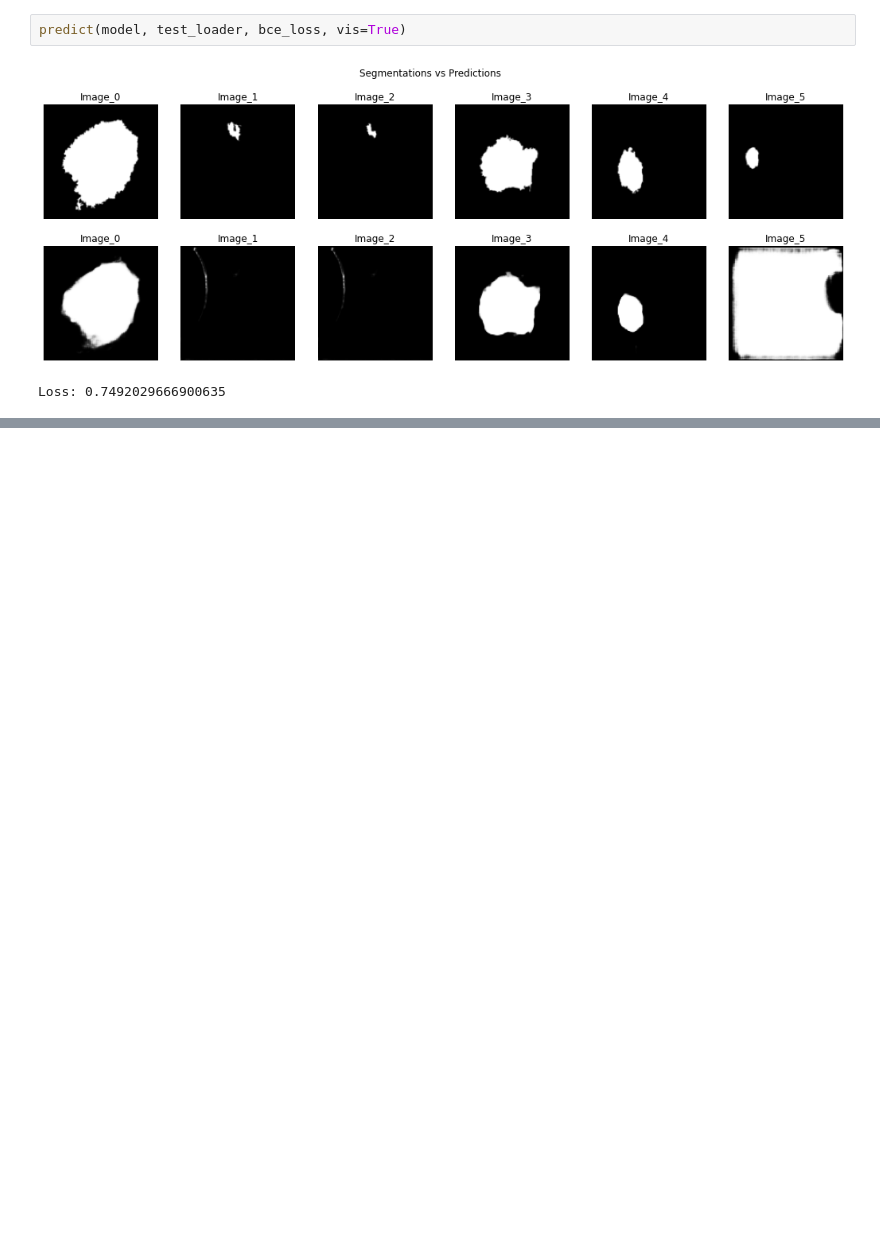
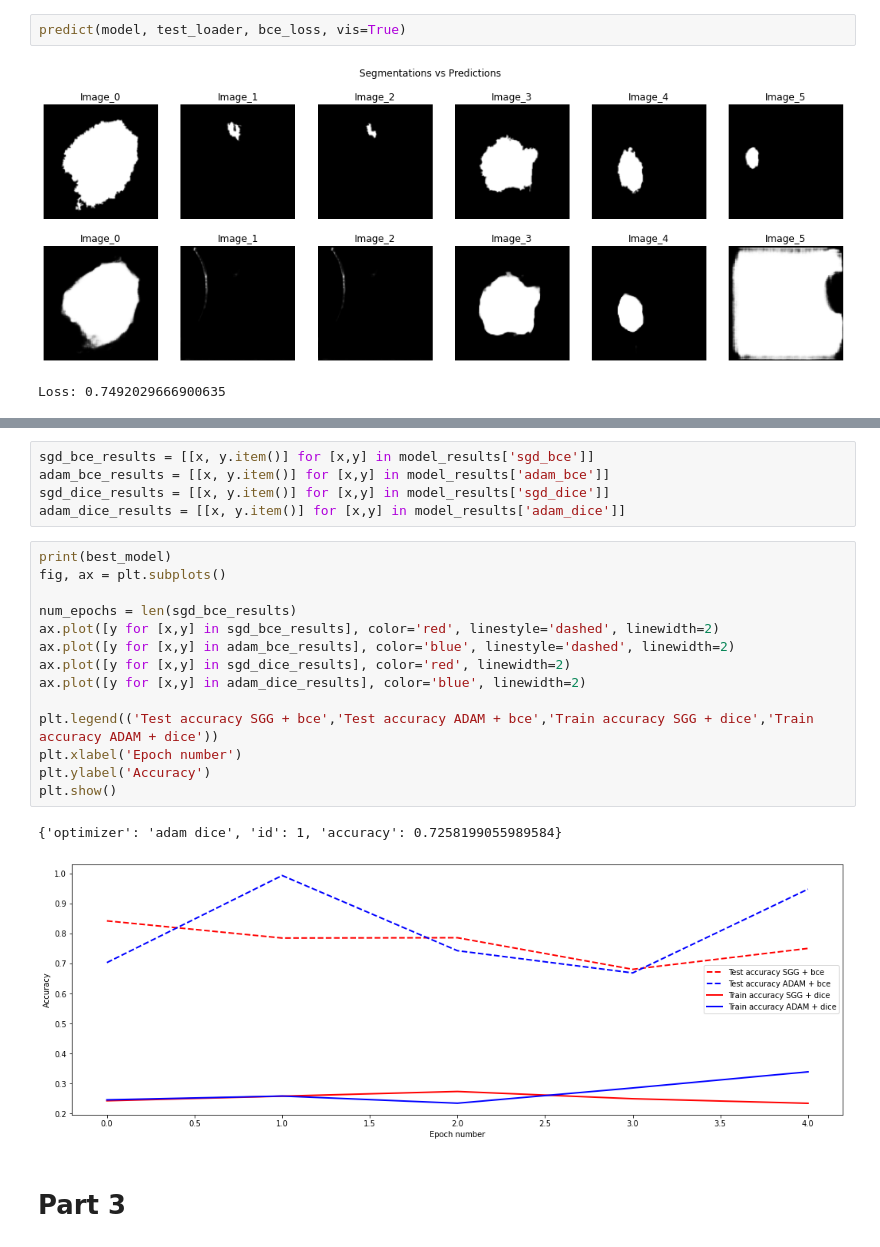
Before and after one commit to nikarav/Deep-Learning-In-Computer-Vision, a Jupyter notebook: Project3/Project3.ipynb, the cells around one changed output, grey strips where cells are left out. Drawn from its saved outputs; the diff is of its cells as text; blank space fills up the shorter version.

Commit message:
part 2 done

```diff
--- a/Project3/Project3.ipynb
+++ b/Project3/Project3.ipynb
@@ -727,0 +1001,24 @@ Loss: 0.7492029666900635
+# %%
+sgd_bce_results = [[x, y.item()] for [x,y] in model_results['sgd_bce']]
+adam_bce_results = [[x, y.item()] for [x,y] in model_results['adam_bce']]
+sgd_dice_results = [[x, y.item()] for [x,y] in model_results['sgd_dice']]
+adam_dice_results = [[x, y.item()] for [x,y] in model_results['adam_dice']]
+# %%
+print(best_model)
+fig, ax = plt.subplots()
+
+num_epochs = len(sgd_bce_results)
+ax.plot([y for [x,y] in sgd_bce_results], color='red', linestyle='dashed', linewidth=2)
+ax.plot([y for [x,y] in adam_bce_results], color='blue', linestyle='dashed', linewidth=2)
+ax.plot([y for [x,y] in sgd_dice_results], color='red', linewidth=2)
+ax.plot([y for [x,y] in adam_dice_results], color='blue', linewidth=2)
+
+plt.legend(('Test accuracy SGG + bce','Test accuracy ADAM + bce','Train accuracy SGG + dice','Train accuracy ADAM + dice'))
+plt.xlabel('Epoch number')
+plt.ylabel('Accuracy')
+plt.show()
+# %% [output]
+{'optimizer': 'adam dice', 'id': 1, 'accuracy': 0.7258199055989584}
+[figure, added]
+# %% [markdown]
+# Part 3
```
Also changed, not shown: parts of 11 cells of this notebook.
